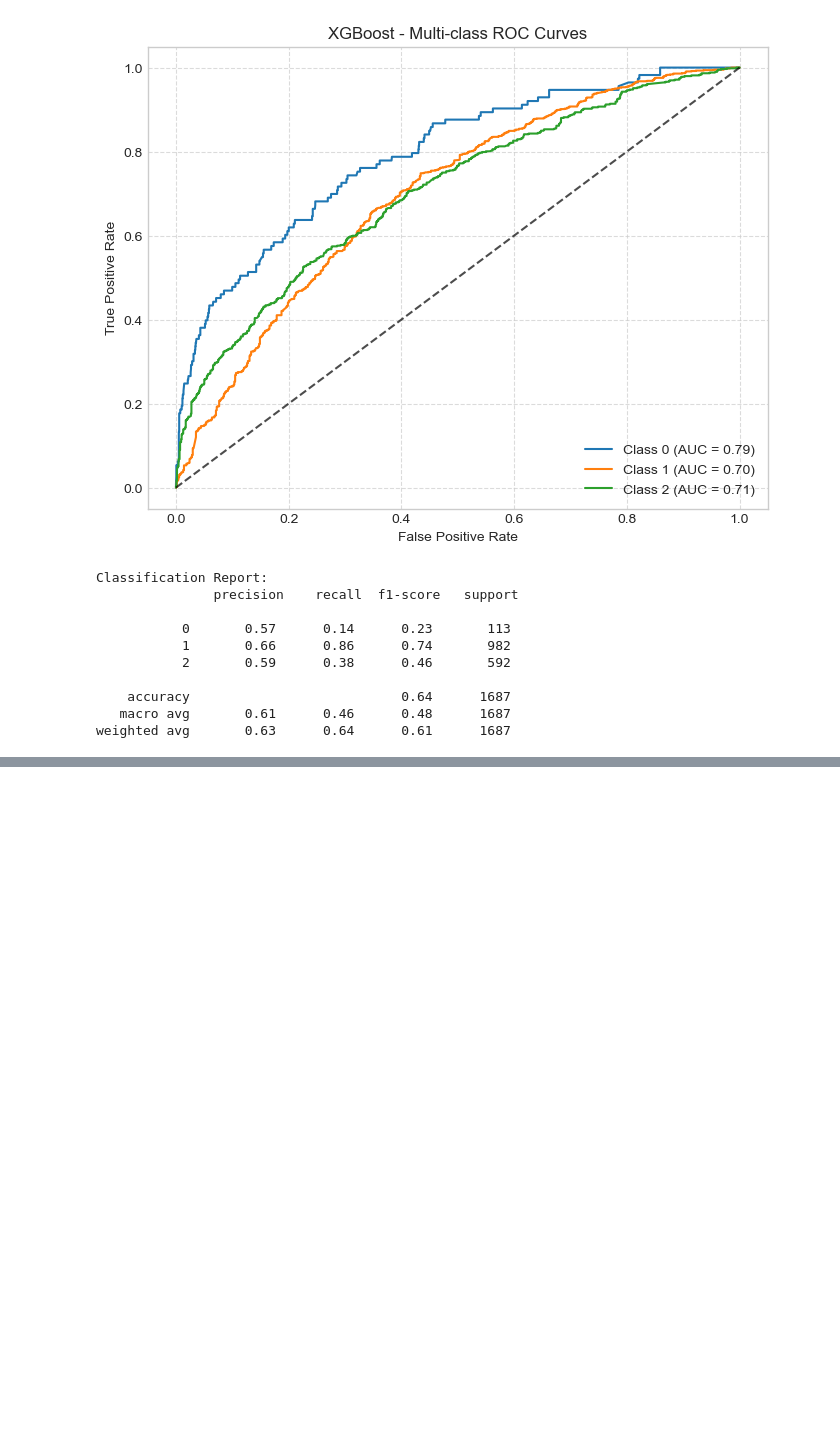
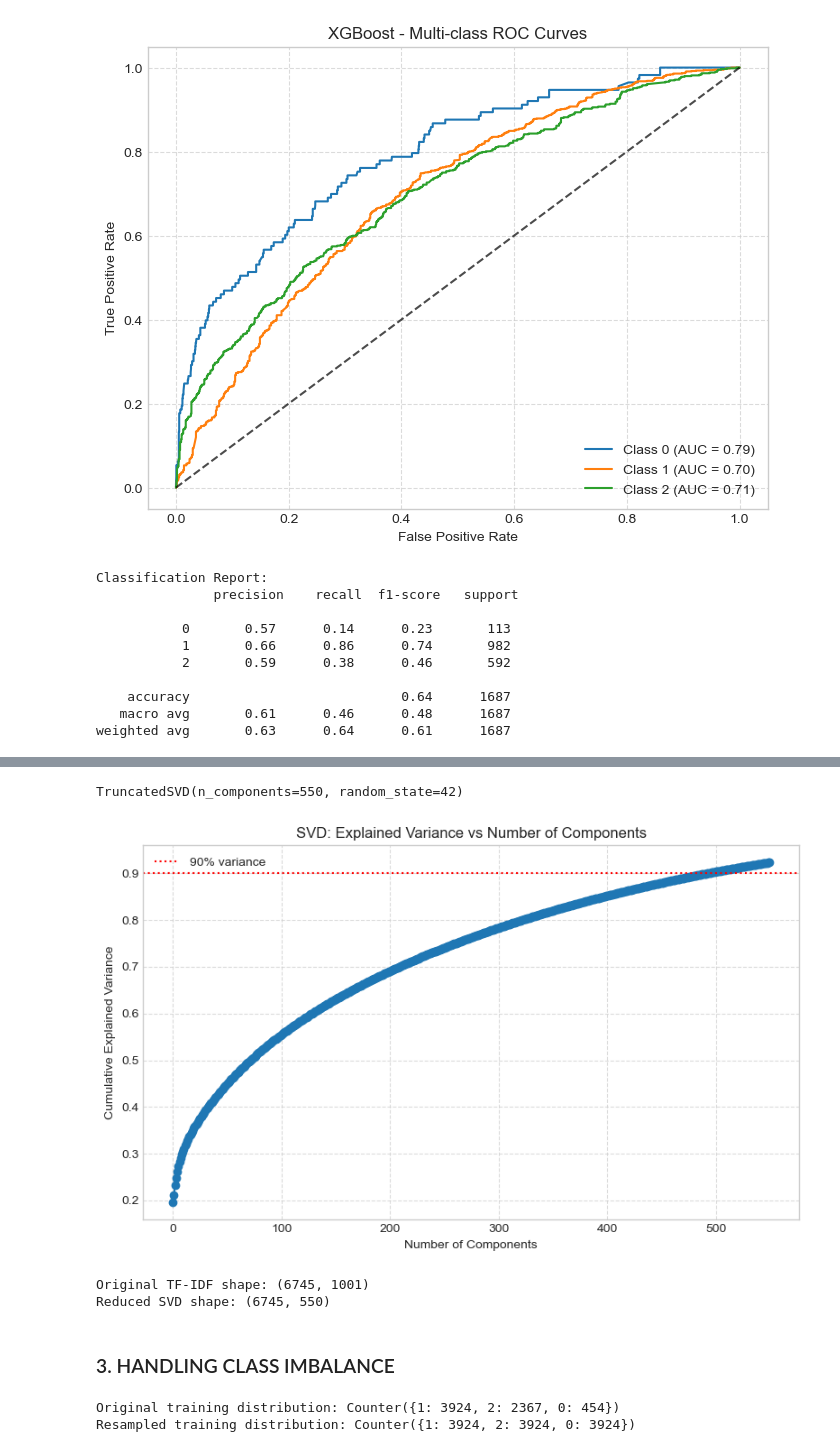
Before and after one commit to Vain-Guy/TechTones, a Jupyter notebook: techtones.ipynb, the cells around one changed output, grey strips where cells are left out. Drawn from its saved outputs; the diff is of its cells as text; code cells hidden in the pictures; blank space fills up the shorter version.

Commit message:
Dimensionality reduction and class imbalance handling: DONE

```diff
--- a/techtones.ipynb
+++ b/techtones.ipynb
@@ -2180,0 +2176,50 @@ weighted avg       0.63      0.64      0.61      1687
+# %%
+# Initialize SVD
+svd = TruncatedSVD(n_components=550, random_state=42)
+
+# Fit SVD to training features
+svd.fit(X_train)
+# %% [output]
+TruncatedSVD(n_components=550, random_state=42)
+# %%
+# Compute cumulative explained variance
+explained_variance = np.cumsum(svd.explained_variance_ratio_)
+
+plt.figure(figsize=(8,5))
+plt.plot(explained_variance, marker='o', linestyle='--')
+plt.xlabel('Number of Components')
+plt.ylabel('Cumulative Explained Variance')
+plt.title('SVD: Explained Variance vs Number of Components')
+plt.grid(alpha=0.7, linestyle='--')
+plt.axhline(y=0.9, color='r', linestyle=':', label='90% variance')
+plt.legend()
+plt.tight_layout()
+plt.show()
+# %% [output]
+[figure, added]
+# %%
+# Transform both train and test sets
+X_train_svd = svd.transform(X_train)
+X_test_svd = svd.transform(X_test)
+
+print("Original TF-IDF shape:", X_train.shape)
+print("Reduced SVD shape:", X_train_svd.shape)
+# %% [output]
+Original TF-IDF shape: (6745, 1001)
+Reduced SVD shape: (6745, 550)
+# %% [markdown]
+### 3. HANDLING CLASS IMBALANCE
+# %%
+# Initialize SMOTE
+smote = SMOTE(random_state=42)
+
+# Fit-resample the training data only
+X_train_res, y_train_res = smote.fit_resample(X_train_svd, y_train)
+
+# Check class distribution after resampling
+from collections import Counter
+print("Original training distribution:", Counter(y_train))
+print("Resampled training distribution:", Counter(y_train_res))
+# %% [output]
+Original training distribution: Counter({1: 3924, 2: 2367, 0: 454})
+Resampled training distribution: Counter({1: 3924, 2: 3924, 0: 3924})
```
Also changed, not shown: parts of 9 cells of this notebook.
